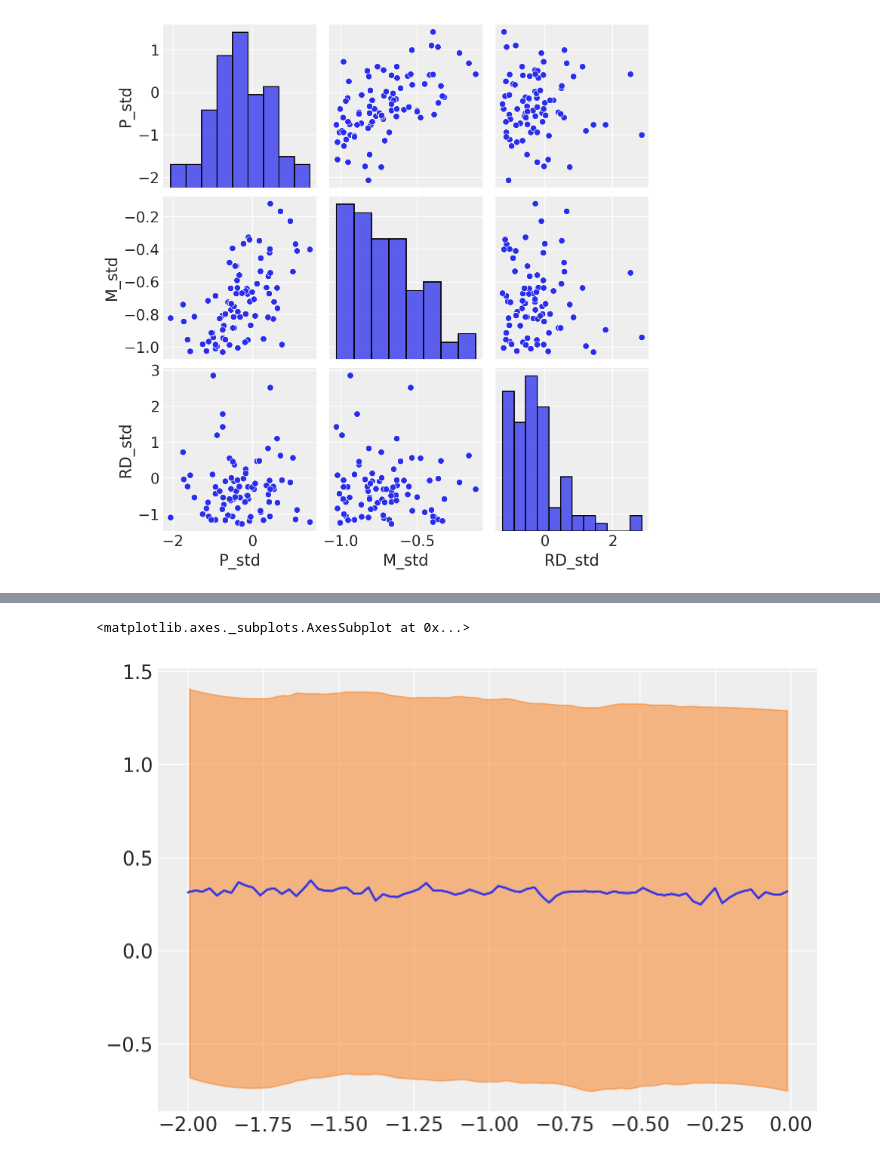
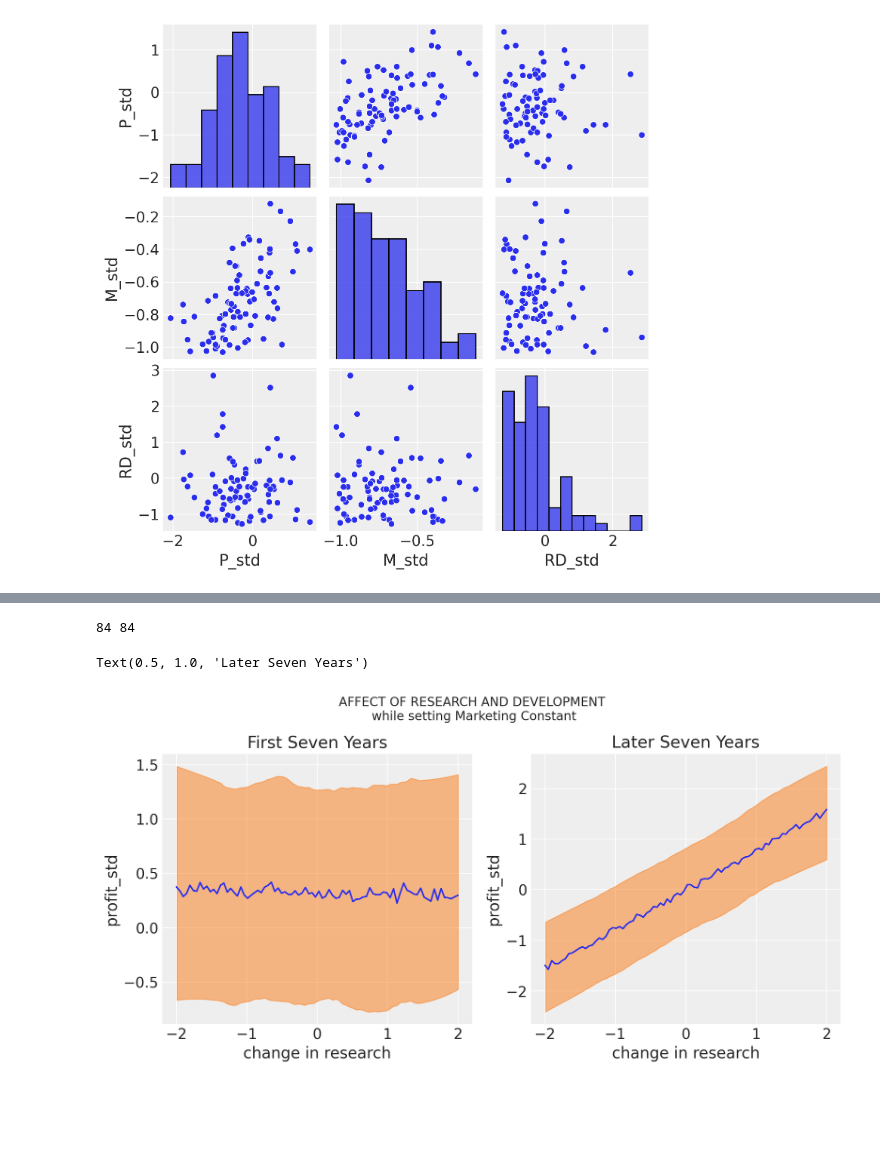
Before and after one commit to roesta07/A-simple-Business-Question, a Jupyter notebook: analysis.ipynb, the cells around one changed output, grey strips where cells are left out. Drawn from its saved outputs; the diff is of its cells as text; code cells hidden in the pictures; blank space fills up the shorter version.

```diff
--- a/analysis.ipynb
+++ b/analysis.ipynb
@@ -282,10 +270,37 @@ m4_7_counterRD=pm.sample_posterior_predictive(trace4_7,1000,m4_7)
-# %%
-fig,ax=plt.subplots()
-ax.plot(RD_shared.get_value()[:y_7],m4_7_counterRD['profit'].mean(0))
-az.plot_hpd(RD_shared.get_value()[:y_7],m4_7_counterRD['profit'],ax=ax)
-# %% [output]
-<matplotlib.axes._subplots.AxesSubplot at 0x...>
-[figure, removed]
+# %%
+M_cons_first7=np.zeros(len(d['M_std'][:y_7]))
+M_shared.set_value(M_cons_first7)
+RD_changed_first7=np.linspace(-2,2,len(d['RD_std'][:y_7]))
+RD_shared.set_value(RD_changed_first7)
+m4_7_counter_first7=pm.sample_posterior_predictive(trace4_7,200,m4_7)
+
+##
+M_cons_later7=np.zeros(len(d['M_std'][y_7:]))
+RD_changed_later7=np.linspace(-2,2,len(d['M_std'][y_7:]))
+
+M_shared.set_value(M_cons_later7)
+RD_shared.set_value(RD_changed_later7)
+
+m4_3y_counter_later7=pm.sample_posterior_predictive(trace4_l7,200,m4_l7)
+# %% [output]
+84 84
+# %%
+fig,ax=plt.subplots(1,2,figsize=(10,5))
+ax[0].plot(RD_changed_first7,m4_7_counter_first7['profit'].mean(0))
+az.plot_hpd(RD_changed_first7,m4_7_counter_first7['profit'],ax=ax[0])
+ax[1].plot(RD_changed_later7,m4_3y_counter_later7['profit'].mean(0))
+az.plot_hpd(RD_changed_later7,m4_3y_counter_later7['profit'],ax=ax[1])
+
+ax[0].set_xlabel('change in research')
+ax[1].set_xlabel('change in research')
+ax[0].set_ylabel('profit_std')
+ax[1].set_ylabel('profit_std')
+fig.suptitle('AFFECT OF RESEARCH AND DEVELOPMENT\n while setting Marketing Constant')
+ax[0].set_title('First Seven Years')
+ax[1].set_title('Later Seven Years')
+# %% [output]
+Text(0.5, 1.0, 'Later Seven Years')
+[figure, added]
 # %%
 print(m4_7_counterRD['profit'].mean(0))
 print(RD_shared.get_value())
```
Also changed, not shown: parts of 9 cells of this notebook.
